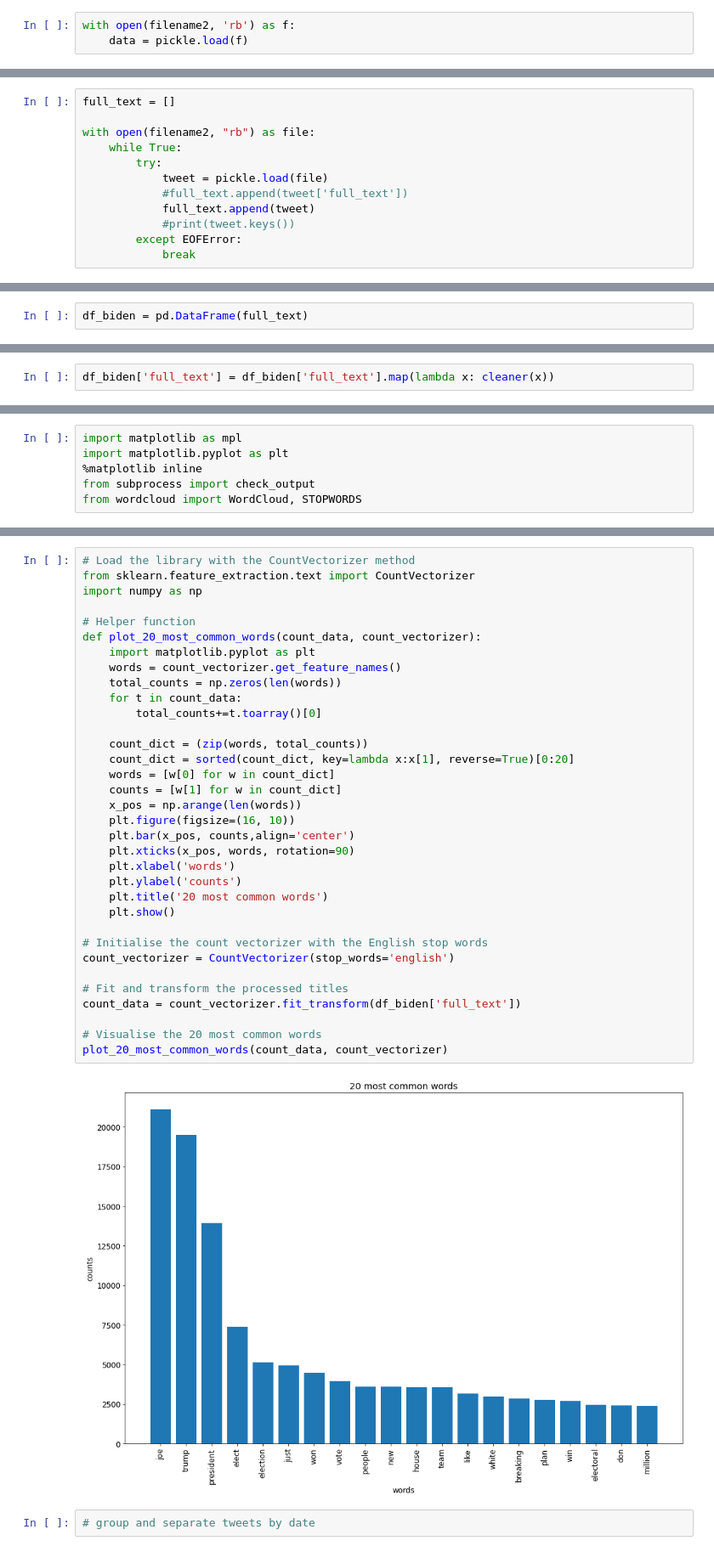
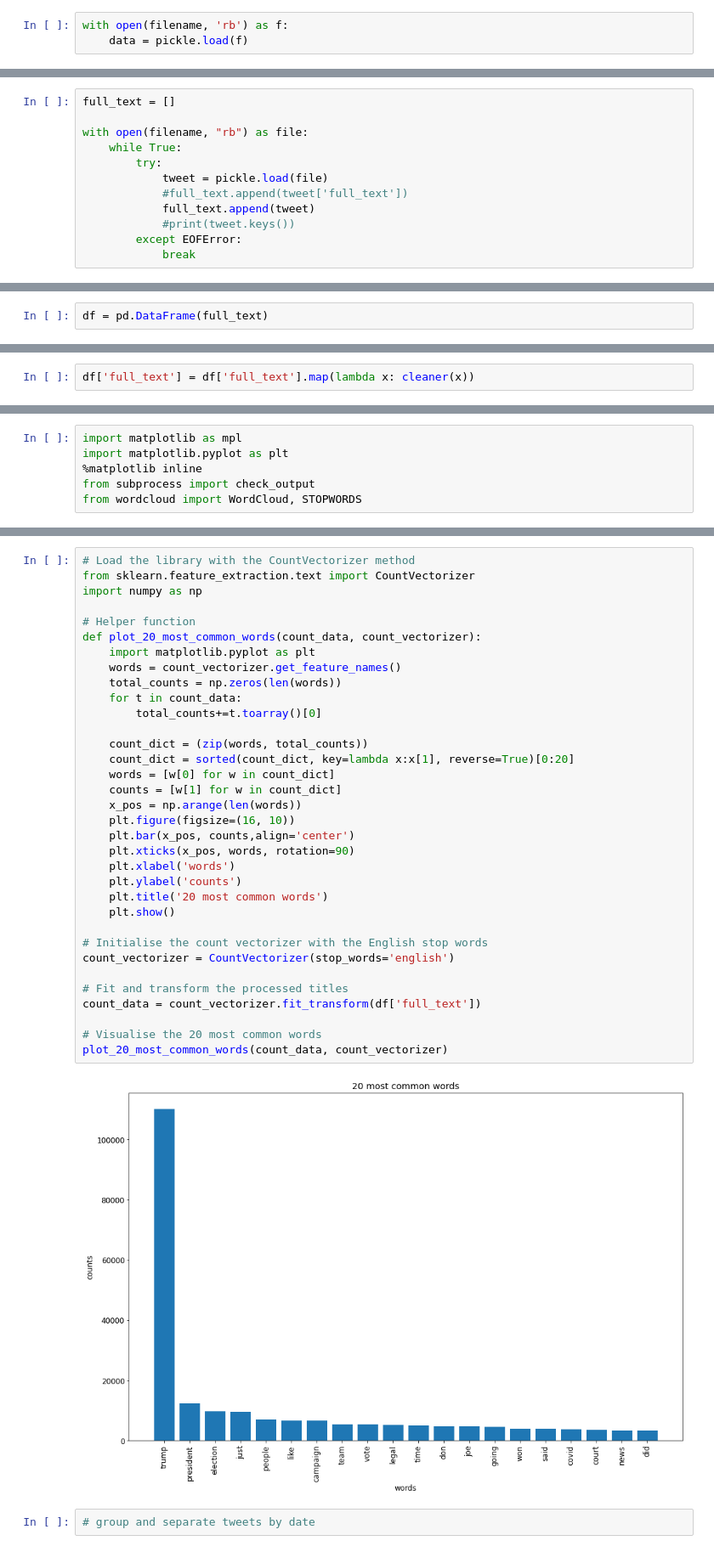
Before and after one commit to pzeb23/BidenVsTrump, a Jupyter notebook: Biden-TrumpProject-NLP.ipynb, the cells around one changed output, grey strips where cells are left out. Shown at 85% size. Drawn from its saved outputs; the diff is of its cells as text.

```diff
--- a/Biden-TrumpProject-NLP.ipynb
+++ b/Biden-TrumpProject-NLP.ipynb
@@ -11,14 +11,14 @@ import re
 filename = "/Users/imac/Documents/Tweets data/Trump_tweets.pkl"
 filename2 = "/Users/alexkowalski/Documents/Biden_tweets.pkl"
 # %%
-with open(filename2, 'rb') as f:
+with open(filename, 'rb') as f:
     data = pickle.load(f)
 # %%
 #data
 # %%
 full_text = []
 
-with open(filename2, "rb") as file:
+with open(filename, "rb") as file:
     while True:
         try:
             tweet = pickle.load(file)
@@ -41,2 +41,2 @@ with open("sample.json", "w") as outfile:
 # %%
-df_biden = pd.DataFrame(full_text)
+df = pd.DataFrame(full_text)
@@ -94,4 +115,4 @@ def cleaner(tweet):
          if w.lower() in words or not w.isalpha())
     return tweet
 # %%
-df_biden['full_text'] = df_biden['full_text'].map(lambda x: cleaner(x))
+df['full_text'] = df['full_text'].map(lambda x: cleaner(x))
@@ -157,35 +178,35 @@ import numpy as np
 
 # Helper function
 def plot_20_most_common_words(count_data, count_vectorizer):
     import matplotlib.pyplot as plt
     words = count_vectorizer.get_feature_names()
     total_counts = np.zeros(len(words))
     for t in count_data:
         total_counts+=t.toarray()[0]
 
     count_dict = (zip(words, total_counts))
     count_dict = sorted(count_dict, key=lambda x:x[1], reverse=True)[0:20]
     words = [w[0] for w in count_dict]
     counts = [w[1] for w in count_dict]
     x_pos = np.arange(len(words))
     plt.figure(figsize=(16, 10))
     plt.bar(x_pos, counts,align='center')
     plt.xticks(x_pos, words, rotation=90)
     plt.xlabel('words')
     plt.ylabel('counts')
     plt.title('20 most common words')
     plt.show()
 
 # Initialise the count vectorizer with the English stop words
 count_vectorizer = CountVectorizer(stop_words='english')
 
 # Fit and transform the processed titles
-count_data = count_vectorizer.fit_transform(df_biden['full_text'])
+count_data = count_vectorizer.fit_transform(df['full_text'])
 
 # Visualise the 20 most common words
 plot_20_most_common_words(count_data, count_vectorizer)
 # %% [output]
-[figure, old version]
+[figure, new version]
 # %%
 # group and separate tweets by date
 # %%
```
Also changed, not shown: parts of 29 cells of this notebook, 2 other files.
